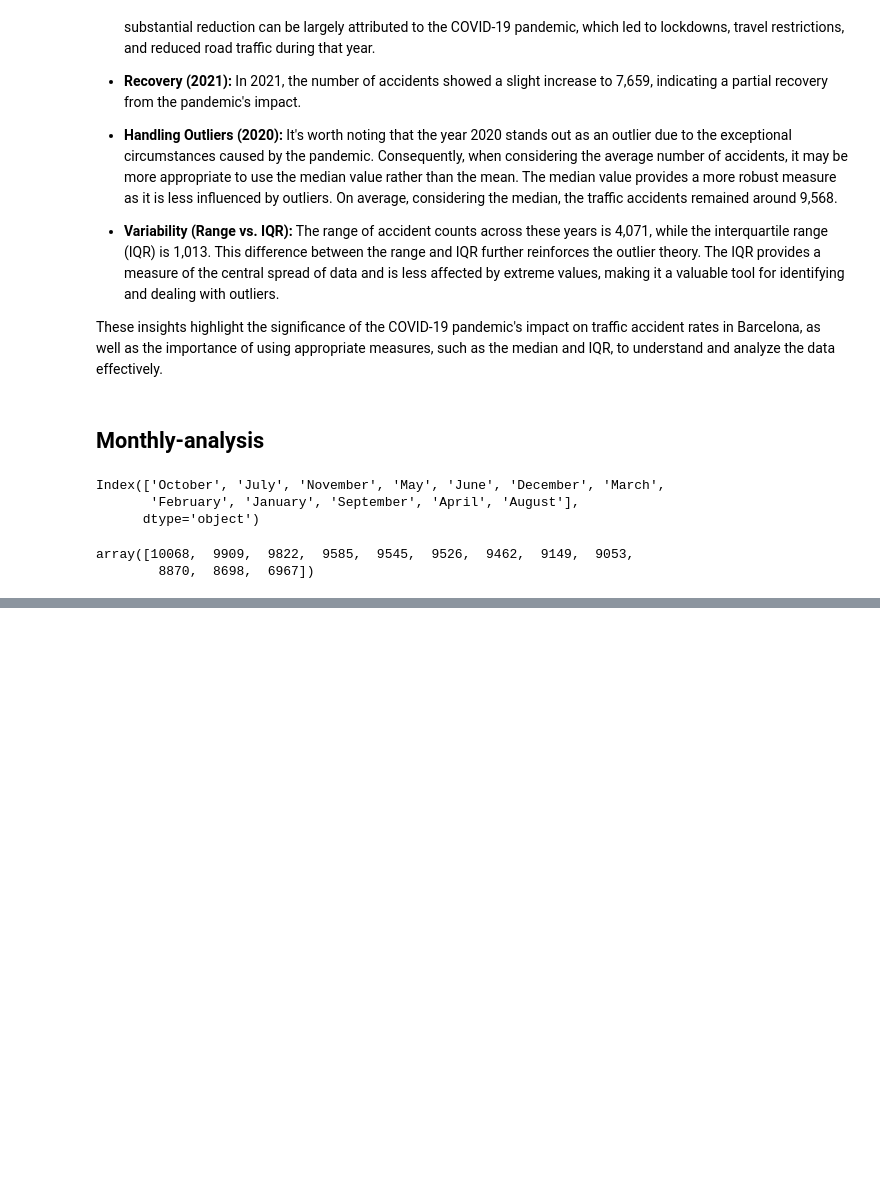
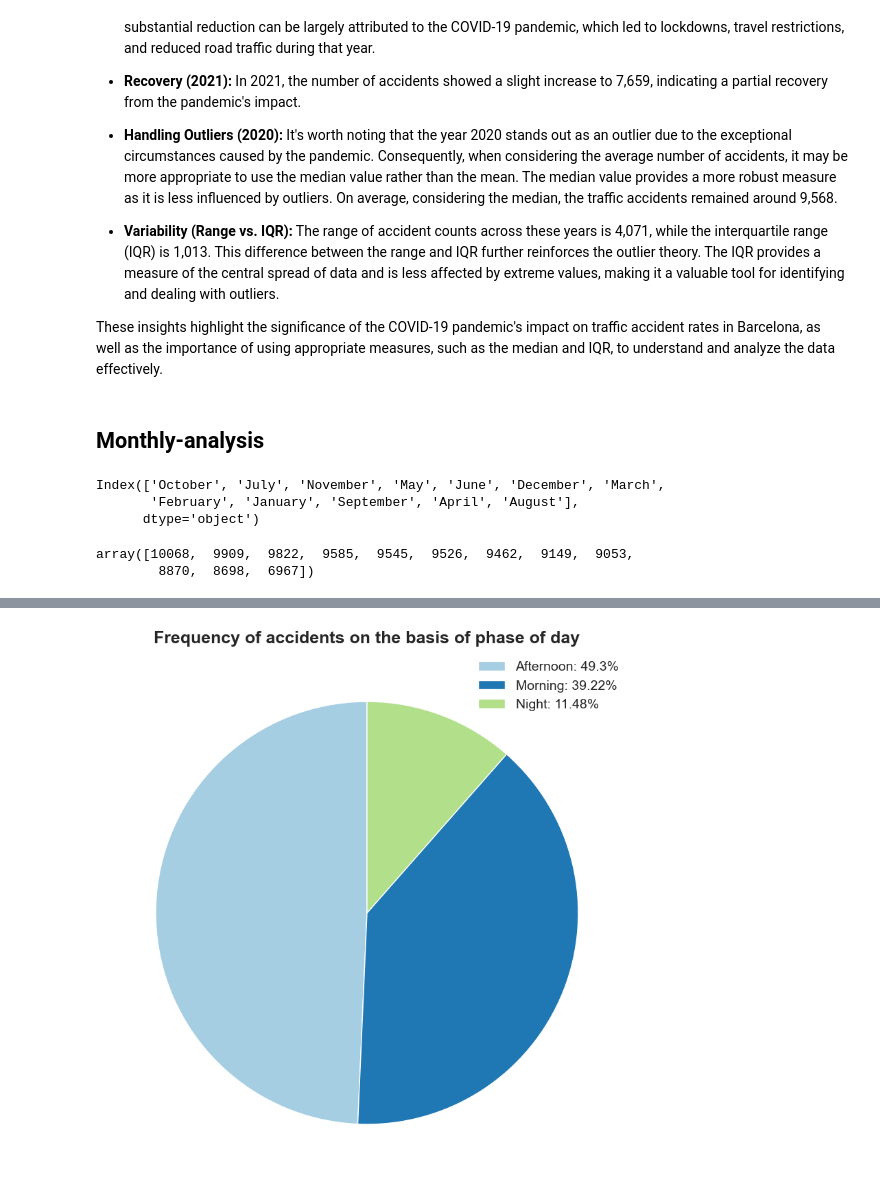
Before and after one commit to Lfg2st/uber-global-hackathon-barcelona-data-analysis, a Jupyter notebook: Final_submission/main.ipynb, the cells around one changed output, grey strips where cells are left out. Saved outputs shown, nothing was run; the diff lists cells and outputs as text; code cells hidden in the pictures; blank space fills up the shorter version.

```diff
--- a/Final_submission/main.ipynb
+++ b/Final_submission/main.ipynb
@@ -656,0 +680,28 @@ fig.savefig('freq_of_accidents_district_wise_bar.png')
+# %%
+unique_cyrcadian, freq_cyrcadian = df_accidents_updated['cyrcadian'].value_counts().index, df_accidents_updated['cyrcadian'].value_counts().values
+unique_cyrcadian = unique_cyrcadian[0:3]
+freq_cyrcadian = freq_cyrcadian[0:3]
+sns.set_style('darkgrid')
+
+# Create a figure and axis
+fig, ax = plt.subplots(figsize=(10, 10))
+
+# Custom colors using a colormap
+cmap = plt.get_cmap("Paired")
+colors = cmap(range(len(unique_districs)))
+
+# Pie chart with customizations
+ax.pie(freq_cyrcadian, colors=colors, startangle=90)
+
+# Add a title with custom font properties
+ax.set_title("Frequency of accidents on the basis of phase of day", fontsize=18, fontweight='bold')
+
+# adding a legend
+ax.legend(find_percentage(key_list=unique_cyrcadian, value_list=freq_cyrcadian, as_string=True))
+# Customize the font for the chart
+plt.rcParams['font.size'] = 14
+
+# Show the pie chart
+plt.show()
+# %% [output]
+[figure, added]
```
Also changed, not shown: parts of 22 cells of this notebook, 58 other files.
